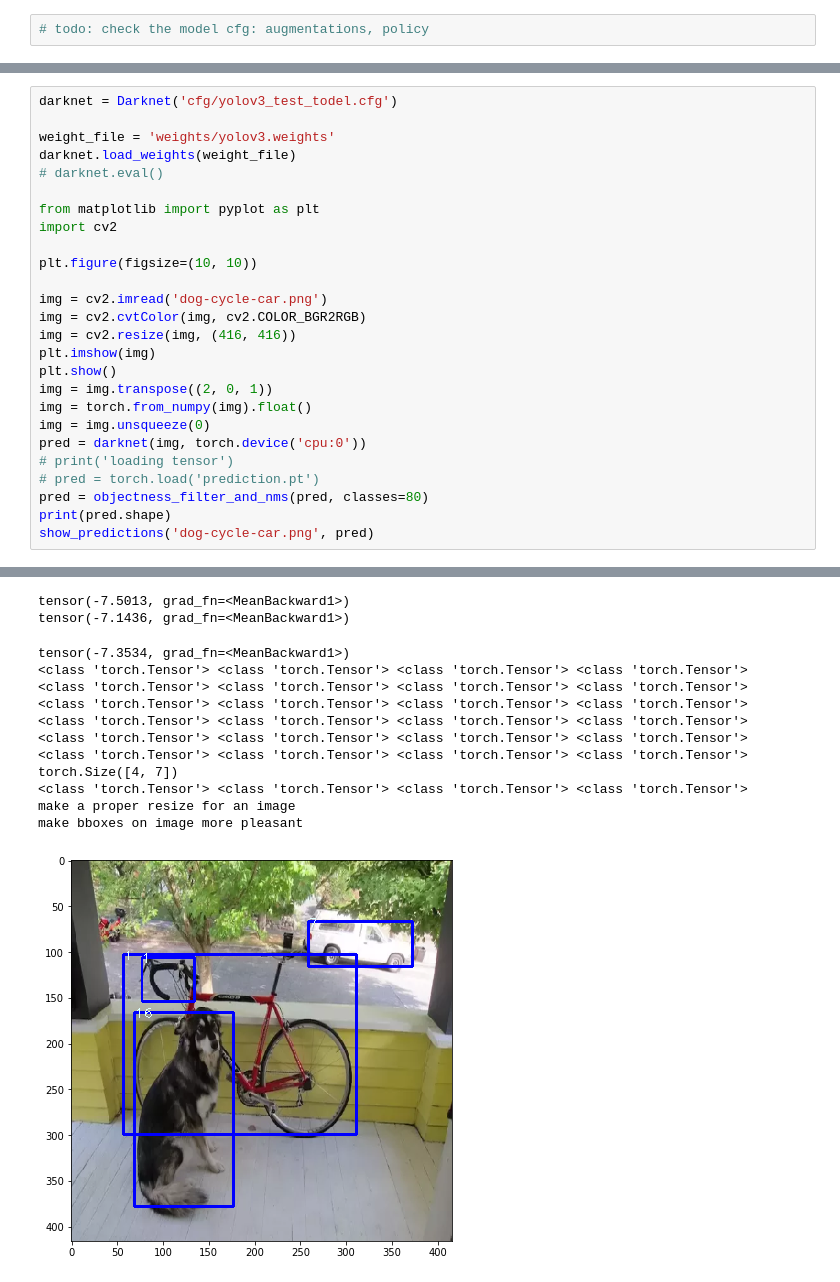
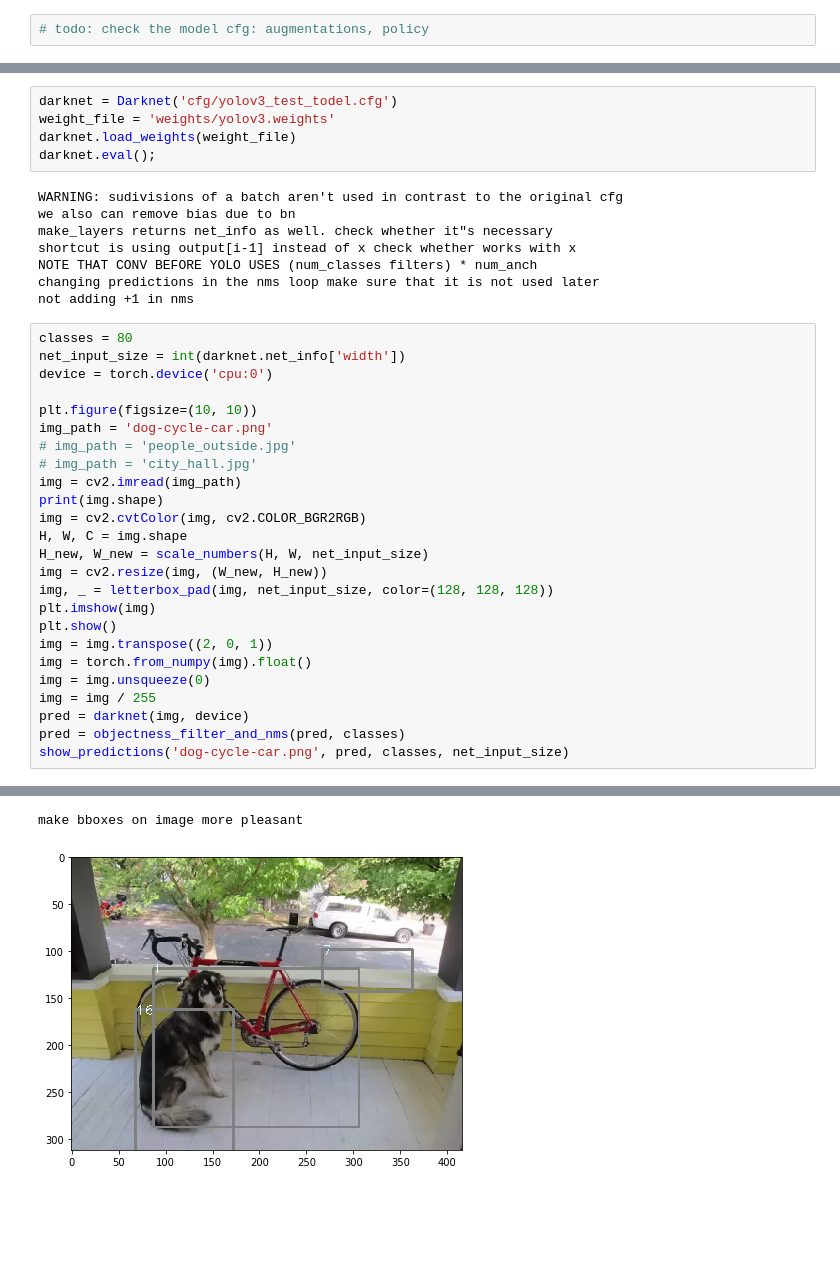
Before and after one commit to v-iashin/WebsiteYOLO, a Jupyter notebook: face_detector/experiments/yolo/Untitled.ipynb, the cells around one changed output, grey strips where cells are left out. Cells and saved outputs as stored; diff of their text form; blank space fills up the shorter version.

Commit message:
added docs. solved the problem with .eval(). added letterbox padding. todo show_predictions(): a) bboxes shift and aspect ratio (coeff); b) bboxes colors and labels

```diff
--- a/face_detector/experiments/yolo/Untitled.ipynb
+++ b/face_detector/experiments/yolo/Untitled.ipynb
@@ -10,28 +12,40 @@ from utils import parse_cfg, iou_vectorized, objectness_filter_and_nms, show_pre
 from darknet import Darknet
+# %%
+darknet = Darknet('cfg/yolov3_test_todel.cfg')
+weight_file = 'weights/yolov3.weights'
+darknet.load_weights(weight_file)
+darknet.eval();
+# %% [output]
+WARNING: sudivisions of a batch aren't used in contrast to the original cfg
+we also can remove bias due to bn
+make_layers returns net_info as well. check whether it"s necessary
+shortcut is using output[i-1] instead of x check whether works with x
+NOTE THAT CONV BEFORE YOLO USES (num_classes filters) * num_anch
+changing predictions in the nms loop make sure that it is not used later
+not adding +1 in nms
 # %%
-darknet = Darknet('cfg/yolov3_test_todel.cfg')
-
-weight_file = 'weights/yolov3.weights'
-darknet.load_weights(weight_file)
-# darknet.eval()
-
-from matplotlib import pyplot as plt
-import cv2
+classes = 80
+net_input_size = int(darknet.net_info['width'])
+device = torch.device('cpu:0')
 
 plt.figure(figsize=(10, 10))
-
-img = cv2.imread('dog-cycle-car.png')
+img_path = 'dog-cycle-car.png'
+# img_path = 'people_outside.jpg'
+# img_path = 'city_hall.jpg'
+img = cv2.imread(img_path)
+print(img.shape)
 img = cv2.cvtColor(img, cv2.COLOR_BGR2RGB)
-img = cv2.resize(img, (416, 416))
+H, W, C = img.shape
+H_new, W_new = scale_numbers(H, W, net_input_size)
+img = cv2.resize(img, (W_new, H_new))
+img, _ = letterbox_pad(img, net_input_size, color=(128, 128, 128))
 plt.imshow(img)
 plt.show()
 img = img.transpose((2, 0, 1))
 img = torch.from_numpy(img).float()
 img = img.unsqueeze(0)
-pred = darknet(img, torch.device('cpu:0'))
-# print('loading tensor')
-# pred = torch.load('prediction.pt')
-pred = objectness_filter_and_nms(pred, classes=80)
-print(pred.shape)
-show_predictions('dog-cycle-car.png', pred)
+img = img / 255
+pred = darknet(img, device)
+pred = objectness_filter_and_nms(pred, classes)
+show_predictions('dog-cycle-car.png', pred, classes, net_input_size)
 # %% [output]
@@ -46,14 +54,2 @@ not adding +1 in nms
-tensor(-7.5013, grad_fn=<MeanBackward1>)
-tensor(-7.1436, grad_fn=<MeanBackward1>)
+make bboxes on image more pleasant
-tensor(-7.3534, grad_fn=<MeanBackward1>)
-<class 'torch.Tensor'> <class 'torch.Tensor'> <class 'torch.Tensor'> <class 'torch.Tensor'>
-<class 'torch.Tensor'> <class 'torch.Tensor'> <class 'torch.Tensor'> <class 'torch.Tensor'>
-<class 'torch.Tensor'> <class 'torch.Tensor'> <class 'torch.Tensor'> <class 'torch.Tensor'>
-<class 'torch.Tensor'> <class 'torch.Tensor'> <class 'torch.Tensor'> <class 'torch.Tensor'>
-<class 'torch.Tensor'> <class 'torch.Tensor'> <class 'torch.Tensor'> <class 'torch.Tensor'>
-<class 'torch.Tensor'> <class 'torch.Tensor'> <class 'torch.Tensor'> <class 'torch.Tensor'>
-torch.Size([4, 7])
-<class 'torch.Tensor'> <class 'torch.Tensor'> <class 'torch.Tensor'> <class 'torch.Tensor'>
-make a proper resize for an image
-make bboxes on image more pleasant
-[figure, old version]
+[figure, new version]
```
Also changed, not shown: parts of 3 cells of this notebook, 5 other files.
